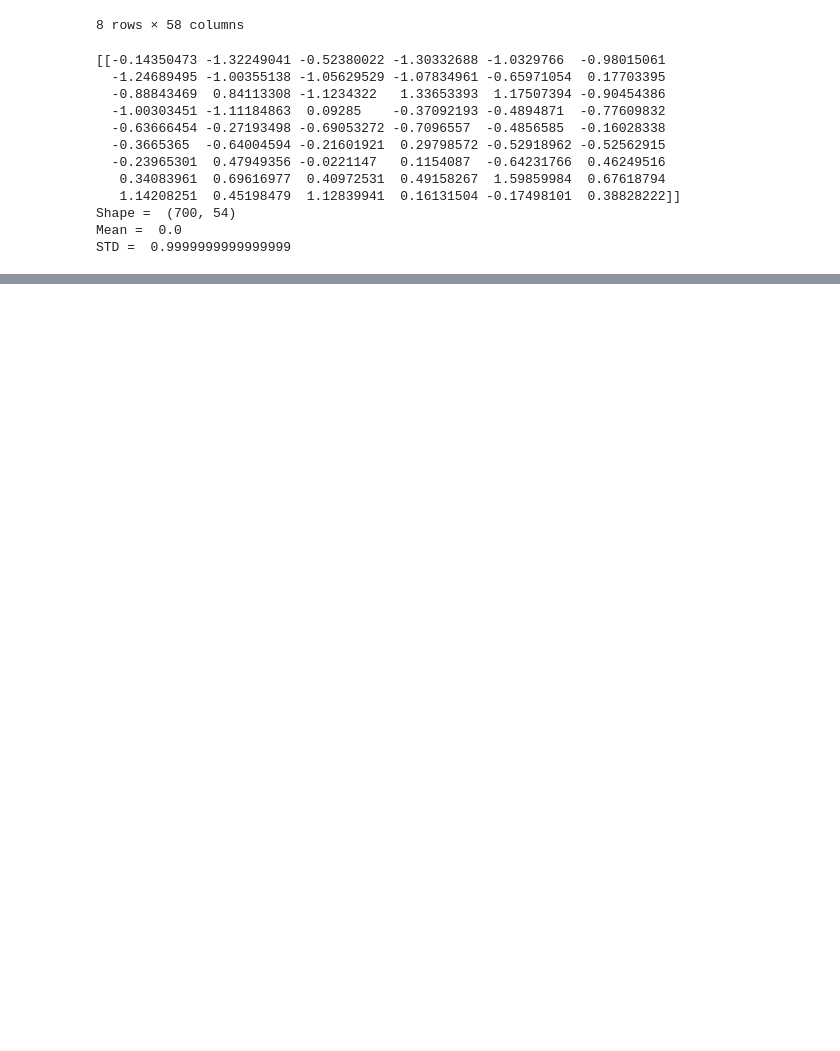
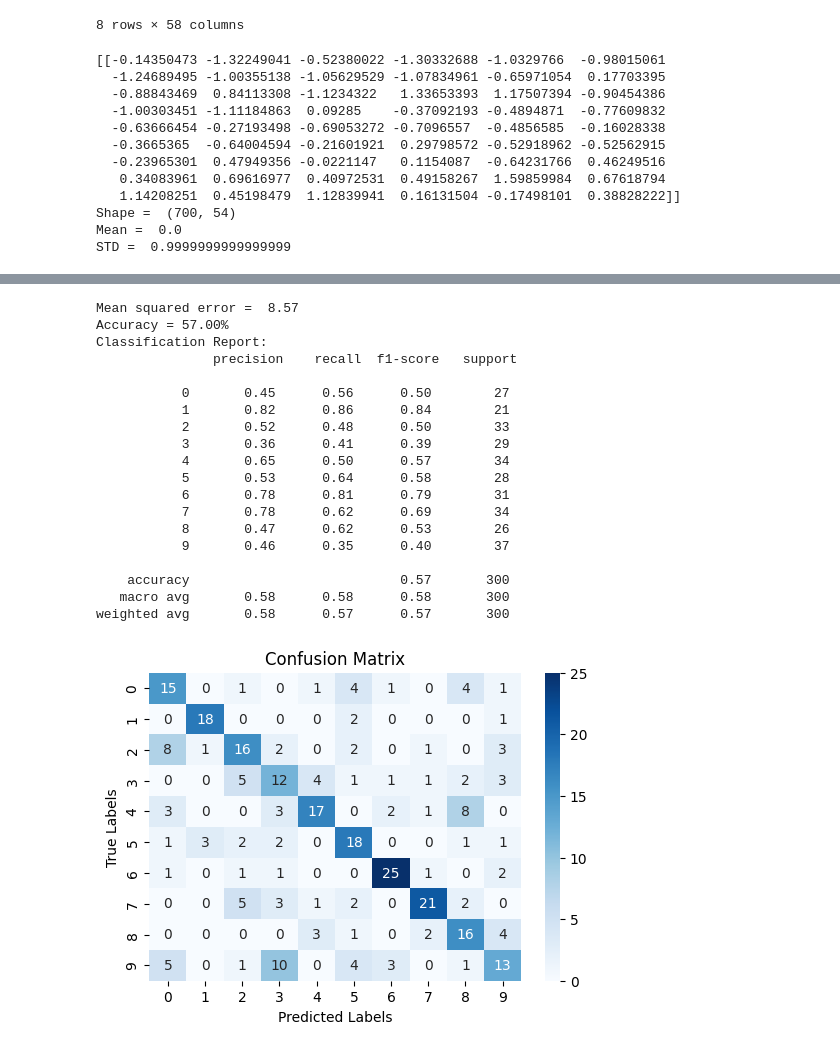
Before and after one commit to Hassan-Tamer/Alghami, a Jupyter notebook: classical.ipynb, the cells around one changed output, grey strips where cells are left out. Drawn from its saved outputs; the diff is of its cells as text; code cells hidden in the pictures; blank space fills up the shorter version.

```diff
--- a/classical.ipynb
+++ b/classical.ipynb
@@ -74,0 +124,13 @@ X_test_PCA = pca.transform(X_test)
+# %%
+# Tuning K
+# Tuning parameters
+from sklearn.metrics import make_scorer
+from sklearn.model_selection import GridSearchCV
+model = KNeighborsClassifier()
+scorer = make_scorer(accuracy_score)
+parameters = {"n_neighbors":list(range(1,25,2))}
+grid_search = GridSearchCV(model,param_grid=parameters,cv=10,return_train_score=True,scoring=scorer)
+scorer = make_scorer(accuracy_score)
+grid_search = GridSearchCV(model,param_grid=parameters,cv=10,return_train_score=True,scoring=scorer)
+# %%
+grid_search.fit(X_train_PCA,y_train)
@@ -74,0 +162,4 @@ X_test_PCA = pca.transform(X_test)
+# %%
+from xgboost import XGBClassifier
+xgb_classifier = XGBClassifier(n_estimators=100, learning_rate=0.1, max_depth=3)
+xgb_classifier.fit(X_train_PCA, y_train)
@@ -74,0 +178,24 @@ X_test_PCA = pca.transform(X_test)
+# %%
+y_pred = xgb_classifier.predict(X_test_PCA)
+metrics(y_test , y_pred)
+# %% [output]
+Mean squared error =  8.57
+Accuracy = 57.00%
+Classification Report:
+               precision    recall  f1-score   support
+
+           0       0.45      0.56      0.50        27
+           1       0.82      0.86      0.84        21
+           2       0.52      0.48      0.50        33
+           3       0.36      0.41      0.39        29
+           4       0.65      0.50      0.57        34
+           5       0.53      0.64      0.58        28
+           6       0.78      0.81      0.79        31
+           7       0.78      0.62      0.69        34
+           8       0.47      0.62      0.53        26
+           9       0.46      0.35      0.40        37
+
+    accuracy                           0.57       300
+   macro avg       0.58      0.58      0.58       300
+weighted avg       0.58      0.57      0.57       300
+[figure, added]
```
Also changed, not shown: parts of 9 cells of this notebook.
